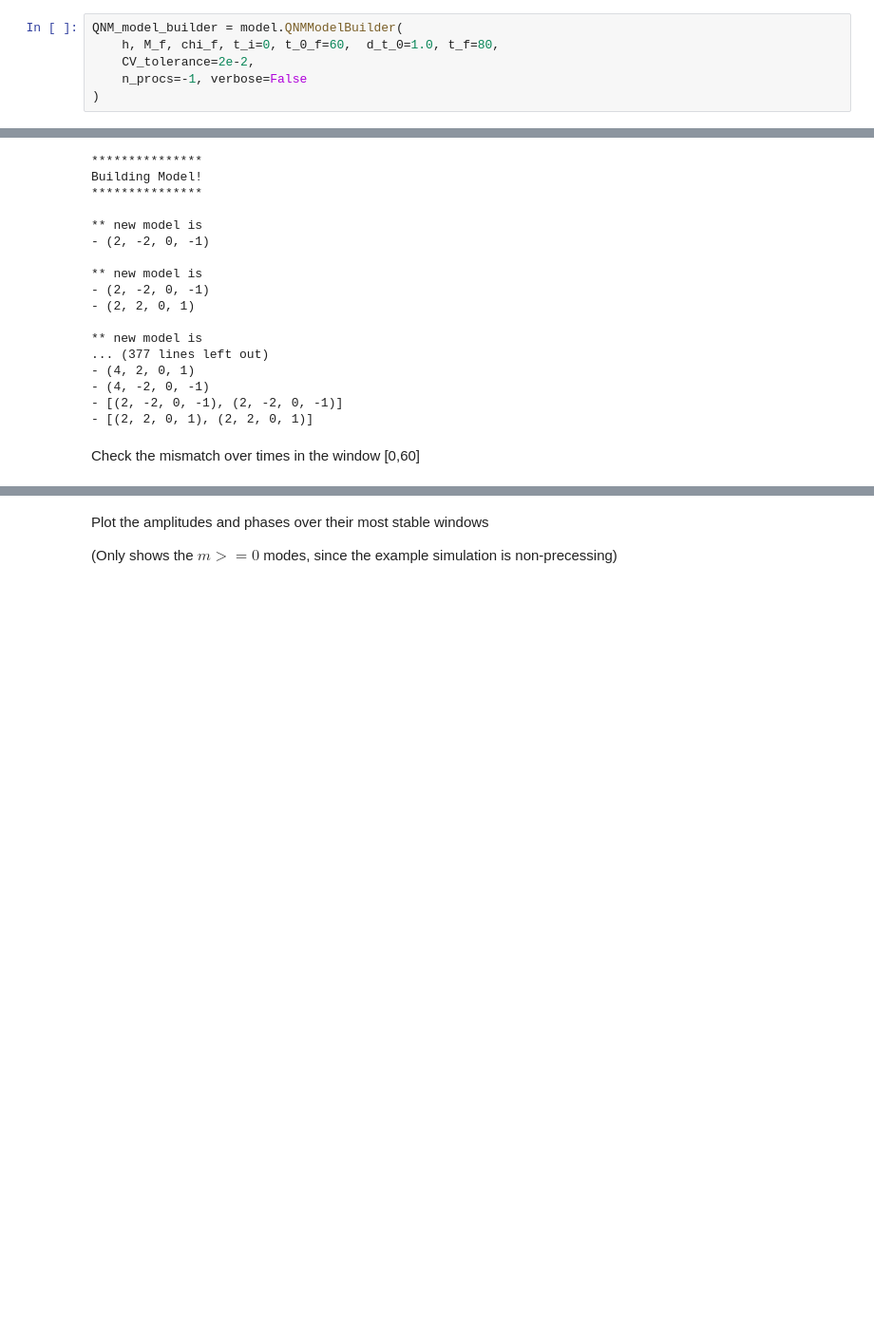
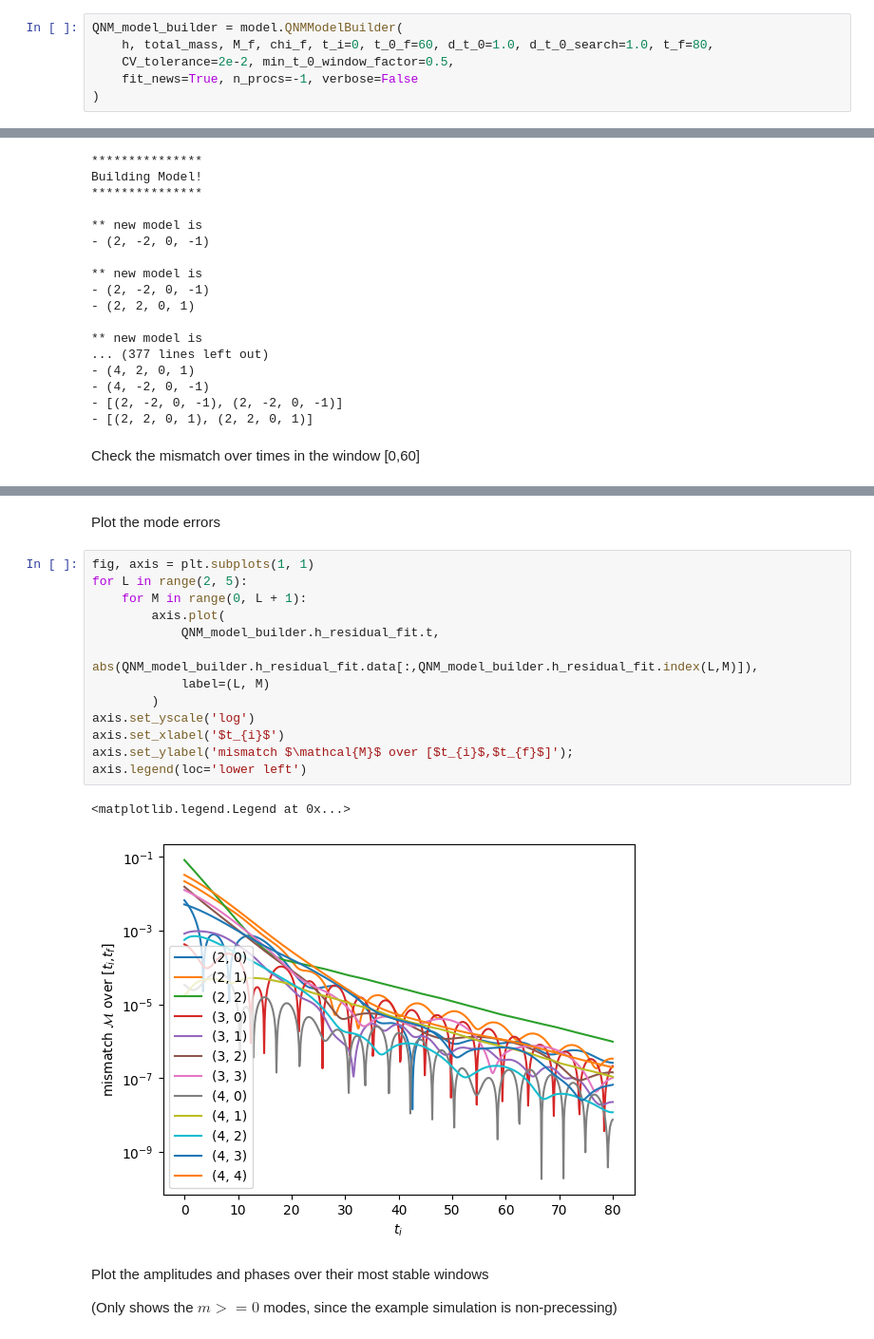
Before and after one commit to keefemitman/qnmfinder, a Jupyter notebook: docs/examples/example.ipynb, the cells around one changed output, grey strips where cells are left out. Shown: that part at 95% size. Saved outputs shown, nothing was run; the diff lists cells and outputs as text; blank space fills up the shorter version.

```diff
--- a/docs/examples/example.ipynb
+++ b/docs/examples/example.ipynb
@@ -242,9 +250,9 @@ axis[1].set_title('$\phi_{\mathrm{QNM}}(t=0)$');
 Construct a `model.QNMModelBuilder` object
 # %%
 QNM_model_builder = model.QNMModelBuilder(
-    h, M_f, chi_f, t_i=0, t_0_f=60,  d_t_0=1.0, t_f=80,
-    CV_tolerance=2e-2,
-    n_procs=-1, verbose=False
+    h, total_mass, M_f, chi_f, t_i=0, t_0_f=60, d_t_0=1.0, d_t_0_search=1.0, t_f=80,
+    CV_tolerance=2e-2, min_t_0_window_factor=0.5,
+    fit_news=True, n_procs=-1, verbose=False
 )
 # %% [markdown]
 Build the model! (this can take a $\mathcal{O}(10)$ minutes)
@@ -278,6 +289,24 @@ axis.set_xlabel('$t_{i}$')
 axis.set_ylabel('mismatch $\mathcal{M}$ over [$t_{i}$,$t_{f}$]');
 # %% [output]
 [figure]
+# %% [markdown]
+Plot the mode errors
+# %%
+fig, axis = plt.subplots(1, 1)
+for L in range(2, 5):
+    for M in range(0, L + 1):
+        axis.plot(
+            QNM_model_builder.h_residual_fit.t,
+            abs(QNM_model_builder.h_residual_fit.data[:,QNM_model_builder.h_residual_fit.index(L,M)]),
+            label=(L, M)
+        )
+axis.set_yscale('log')
+axis.set_xlabel('$t_{i}$')
+axis.set_ylabel('mismatch $\mathcal{M}$ over [$t_{i}$,$t_{f}$]');
+axis.legend(loc='lower left')
+# %% [output]
+<matplotlib.legend.Legend at 0x...>
+[figure, added]
 # %% [markdown]
 Plot the amplitudes and phases over their most stable windows
 
```
Also changed, not shown: parts of 14 cells of this notebook, 2 other files.
